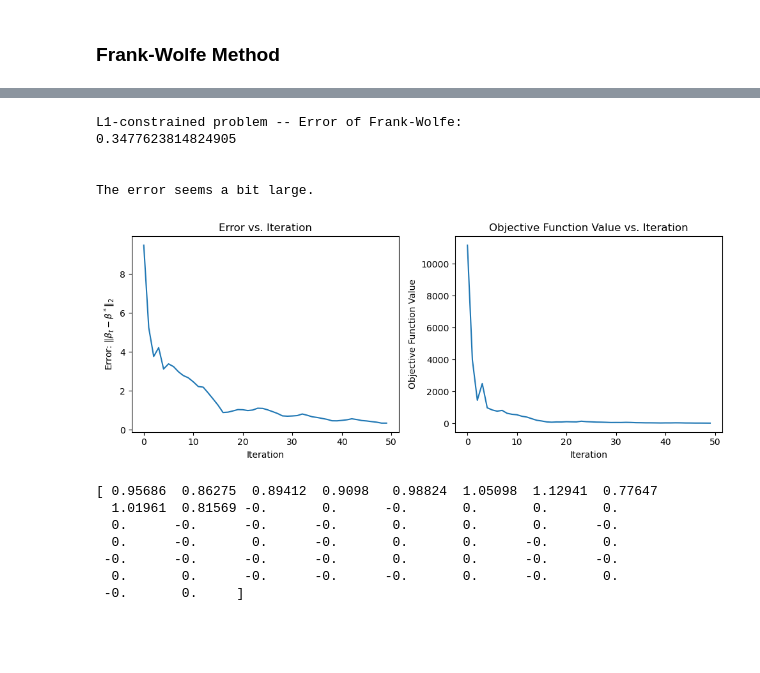
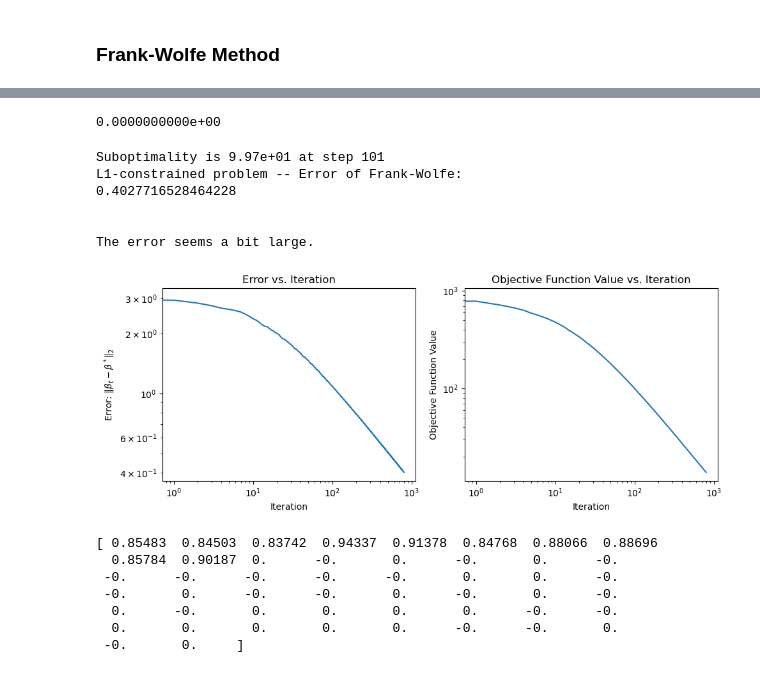
Before and after one commit to kiwi1236/sds631_project, a Jupyter notebook: demo.ipynb, the cells around one changed output, grey strips where cells are left out. Drawn from its saved outputs; the diff is of its cells as text; code cells hidden in the pictures; blank space fills up the shorter version.

```diff
--- a/demo.ipynb
+++ b/demo.ipynb
@@ -89,6 +95,8 @@ print(beta_star)
 [1. 1. 1. 1. 1. 1. 1. 1. 1. 1. 0. 0. 0. 0. 0. 0. 0. 0. 0. 0. 0. 0. 0. 0.
  0. 0. 0. 0. 0. 0. 0. 0. 0. 0. 0. 0. 0. 0. 0. 0. 0. 0. 0. 0. 0. 0. 0. 0.
  0. 0.]
+# %%
+beta_opt = beta_star
 # %%
 def project_lasso(beta, lambda_val):
     beta_proj = cp.Variable(n)
@@ -164,2 +175,30 @@ print(beta_proj)
 # %% [markdown]
 ### Frank-Wolfe Method
+# %%
+# Compute the suboptimality of the current iterate
+def lasso_subopt(beta, beta_opt, X, y):
+    return np.linalg.norm(X @ beta - y)**2 - np.linalg.norm(X @ beta_opt - y)**2
+
+# Compute the target point for Frank-Wolfe
+def update_direction_lasso(grad, lambda_):
+    # Your code here
+    target = cp.Variable(len(grad))
+
+    objective = cp.Minimize(target @ grad)
+    constraints = [cp.norm1(target) <= lambda_]
+
+    problem = cp.Problem(objective, constraints)
+    problem.solve()
+
+    return target.value
+
+# Compute adaptive (short-step) stepsize for Frank-Wolfe
+def adapt_alpha(beta, grad, target, L):
+    alpha = np.dot(grad, beta - target) / (L * np.linalg.norm(beta - target)**2)
+    # alpha = grad.dot(beta - target) / (L * (2*lambda_)**2)
+    assert alpha.ndim == 0
+    return np.min([alpha, 1])
+# %%
+L = np.max(np.linalg.eigvals(X.T.dot(X)))
+print(L)
+print(np.sort(np.linalg.eigvals(X.T.dot(X)))[::-1])
@@ -241,38 +450,43 @@ The error seems a bit large.
+# %%
+print(f"{np.linalg.norm(X @ beta_opt - y)**2:.10e}")
+# %% [output]
+0.0000000000e+00
 # %%
-## Now let's test Frank-Wolfe
+# Test Frank-Wolfe with adaptive step size
 
 # initialization
-# beta_init = np.zeros(n)
+beta_init = np.zeros(n)
 lambda_ = 10
-stepsize = 0.001
-N_iter = 50
-# N_iter = 20000
+stepsize = None
+N_iter = 800
 
-beta_fw, beta_fw_seq, fun_fw_seq = frank_wolfe_lasso(beta_init, X, y, stepsize,
-                                                     lambda_, N_iter, const_step=False)
+beta_fw, beta_fw_seq, fun_fw_seq, _ = frank_wolfe_lasso(beta_init, X, y, stepsize,
+                                                        lambda_, N_iter, const_step=False,
+                                                        beta_opt=beta_opt, adapt=True)
 
 print(f"L1-constrained problem -- Error of Frank-Wolfe: \n{l2_error(beta_fw, beta_opt)}\n")
 
 if l2_error(beta_fw, beta_opt) < 0.1:
   print("\nFrank-Wolfe recovers the parameter acurrately \n")
 else:
   print("\nThe error seems a bit large.")
 
 # generate plots
 plot_results(beta_fw_seq, fun_fw_seq, beta_opt)
 print(beta_fw)
 # %% [output]
+Suboptimality is 9.97e+01 at step 101
 L1-constrained problem -- Error of Frank-Wolfe:
-0.3477623814824905
+0.4027716528464228
 
 
 The error seems a bit large.
-[figure, old version]
+[figure, new version]
-[ 0.95686  0.86275  0.89412  0.9098   0.98824  1.05098  1.12941  0.77647
-  1.01961  0.81569 -0.       0.      -0.       0.       0.       0.
-  0.      -0.      -0.      -0.       0.       0.       0.      -0.
-  0.      -0.       0.      -0.       0.       0.      -0.       0.
- -0.      -0.      -0.      -0.       0.       0.      -0.      -0.
-  0.       0.      -0.      -0.      -0.       0.      -0.       0.
+[ 0.85483  0.84503  0.83742  0.94337  0.91378  0.84768  0.88066  0.88696
+  0.85784  0.90187  0.      -0.       0.      -0.       0.      -0.
+ -0.      -0.      -0.      -0.      -0.       0.       0.      -0.
+ -0.       0.      -0.      -0.       0.      -0.       0.      -0.
+  0.      -0.       0.       0.       0.       0.      -0.      -0.
+  0.       0.       0.       0.       0.      -0.      -0.       0.
  -0.       0.     ]
 # %%
```
Also changed, not shown: parts of 25 cells of this notebook.
